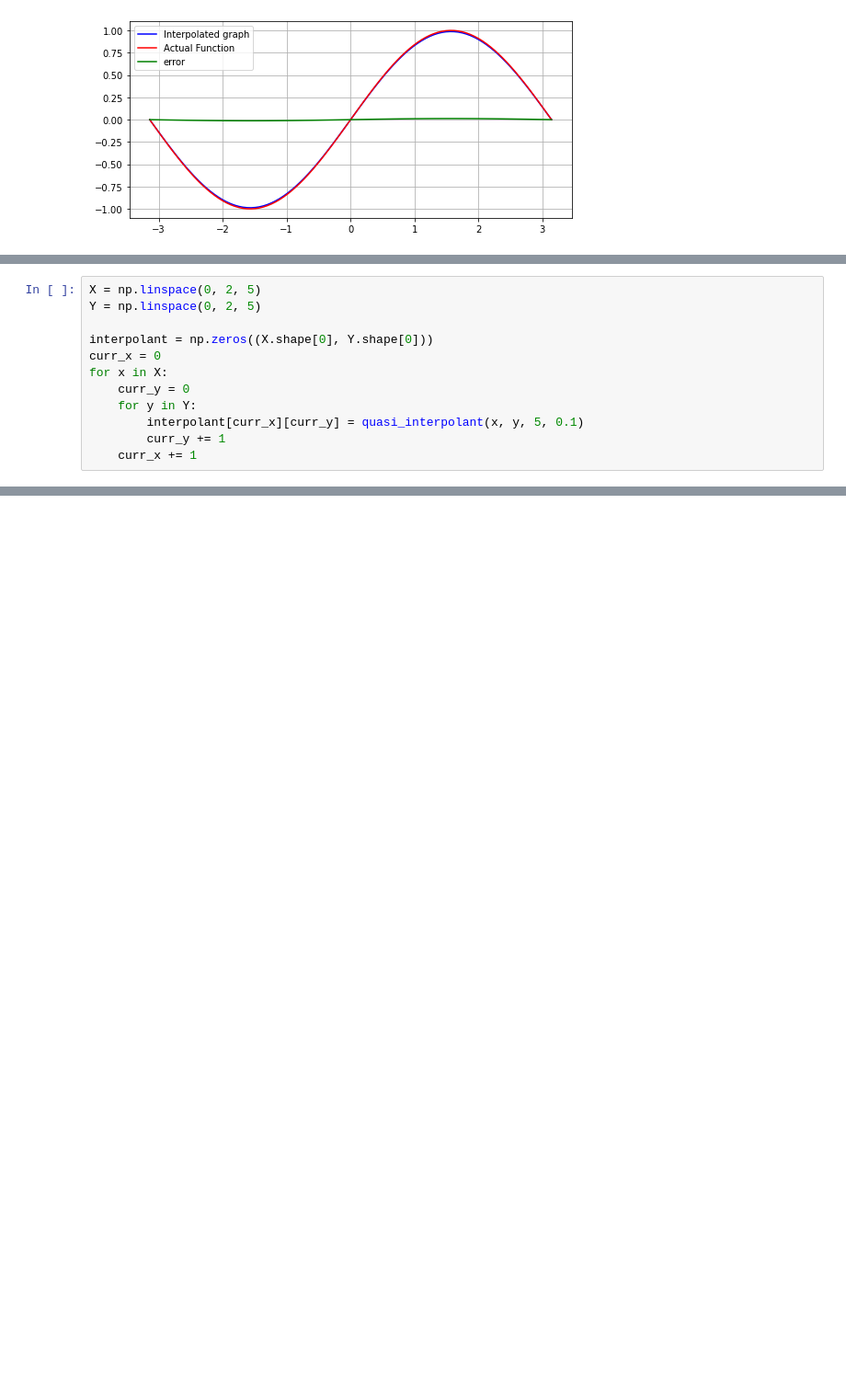
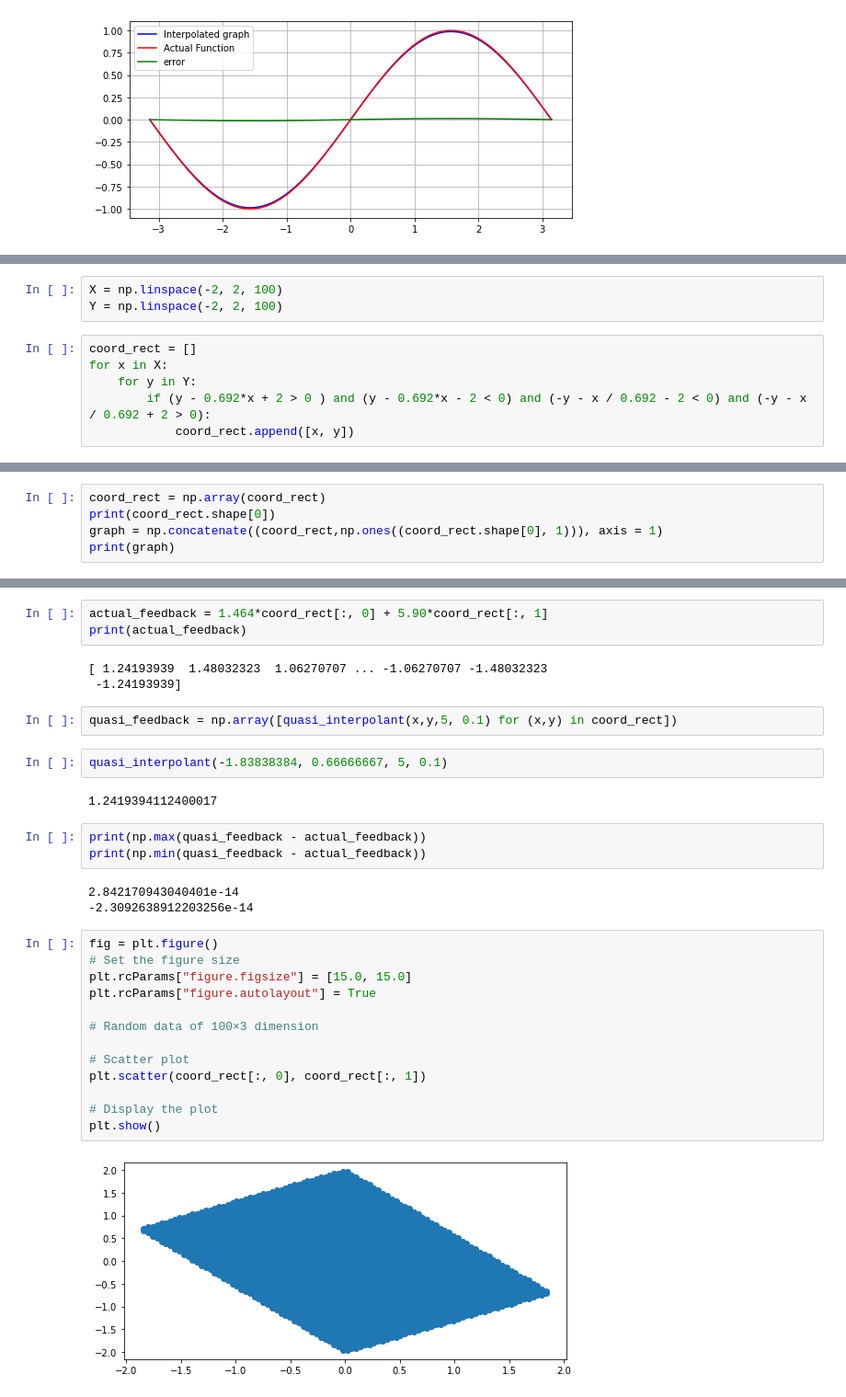
Before and after one commit to mdoshi2612/Optimal-Control, a Jupyter notebook: Quasi Interpolation.ipynb, the cells around one changed output, grey strips where cells are left out. Shown at 92% size. Saved outputs shown, nothing was run; the diff lists cells and outputs as text; blank space fills up the shorter version.

```diff
--- a/Quasi Interpolation.ipynb
+++ b/Quasi Interpolation.ipynb
@@ -52,12 +52,9 @@ print(quasi_interpolant(2,2, 5, 0.1))
 # %%
-X = np.linspace(0, 2, 5)
-Y = np.linspace(0, 2, 5)
-
-interpolant = np.zeros((X.shape[0], Y.shape[0]))
-curr_x = 0
-for x in X:
-    curr_y = 0
-    for y in Y:
-        interpolant[curr_x][curr_y] = quasi_interpolant(x, y, 5, 0.1)
-        curr_y += 1
-    curr_x += 1
+X = np.linspace(-2, 2, 100)
+Y = np.linspace(-2, 2, 100)
+# %%
+coord_rect = []
+for x in X:
+    for y in Y:
+        if (y - 0.692*x + 2 > 0 ) and (y - 0.692*x - 2 < 0) and (-y - x / 0.692 - 2 < 0) and (-y - x / 0.692 + 2 > 0):
+            coord_rect.append([x, y])
@@ -63,0 +86,5 @@ for x in X:
+# %%
+coord_rect = np.array(coord_rect)
+print(coord_rect.shape[0])
+graph = np.concatenate((coord_rect,np.ones((coord_rect.shape[0], 1))), axis = 1)
+print(graph)
@@ -63,0 +100,33 @@ for x in X:
+# %%
+actual_feedback = 1.464*coord_rect[:, 0] + 5.90*coord_rect[:, 1]
+print(actual_feedback)
+# %% [output]
+[ 1.24193939  1.48032323  1.06270707 ... -1.06270707 -1.48032323
+ -1.24193939]
+# %%
+quasi_feedback = np.array([quasi_interpolant(x,y,5, 0.1) for (x,y) in coord_rect])
+# %%
+quasi_interpolant(-1.83838384, 0.66666667, 5, 0.1)
+# %% [output]
+1.2419394112400017
+# %%
+print(np.max(quasi_feedback - actual_feedback))
+print(np.min(quasi_feedback - actual_feedback))
+# %% [output]
+2.842170943040401e-14
+-2.3092638912203256e-14
+# %%
+fig = plt.figure()
+# Set the figure size
+plt.rcParams["figure.figsize"] = [15.0, 15.0]
+plt.rcParams["figure.autolayout"] = True
+
+# Random data of 100×3 dimension
+
+# Scatter plot
+plt.scatter(coord_rect[:, 0], coord_rect[:, 1])
+
+# Display the plot
+plt.show()
+# %% [output]
+[figure, added]
```
Also changed, not shown: parts of 10 cells of this notebook, 4 other files.
